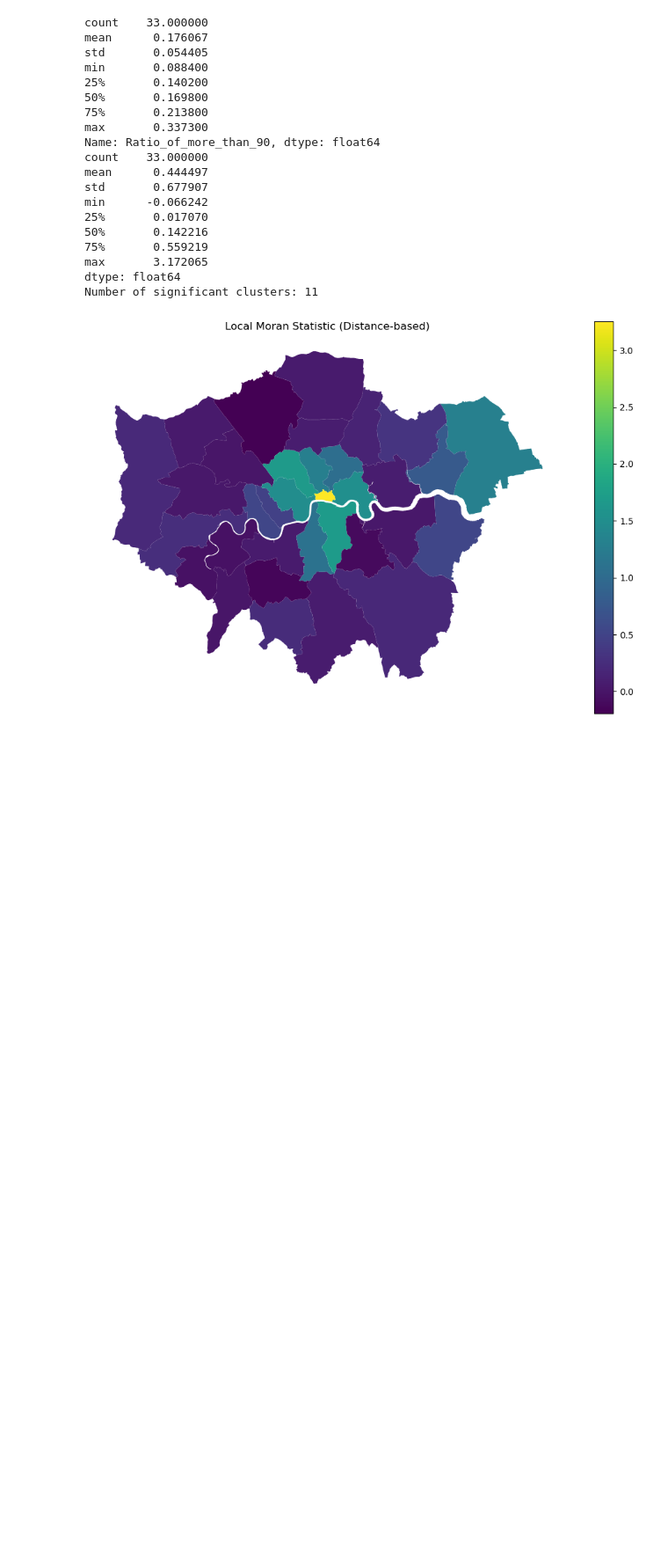
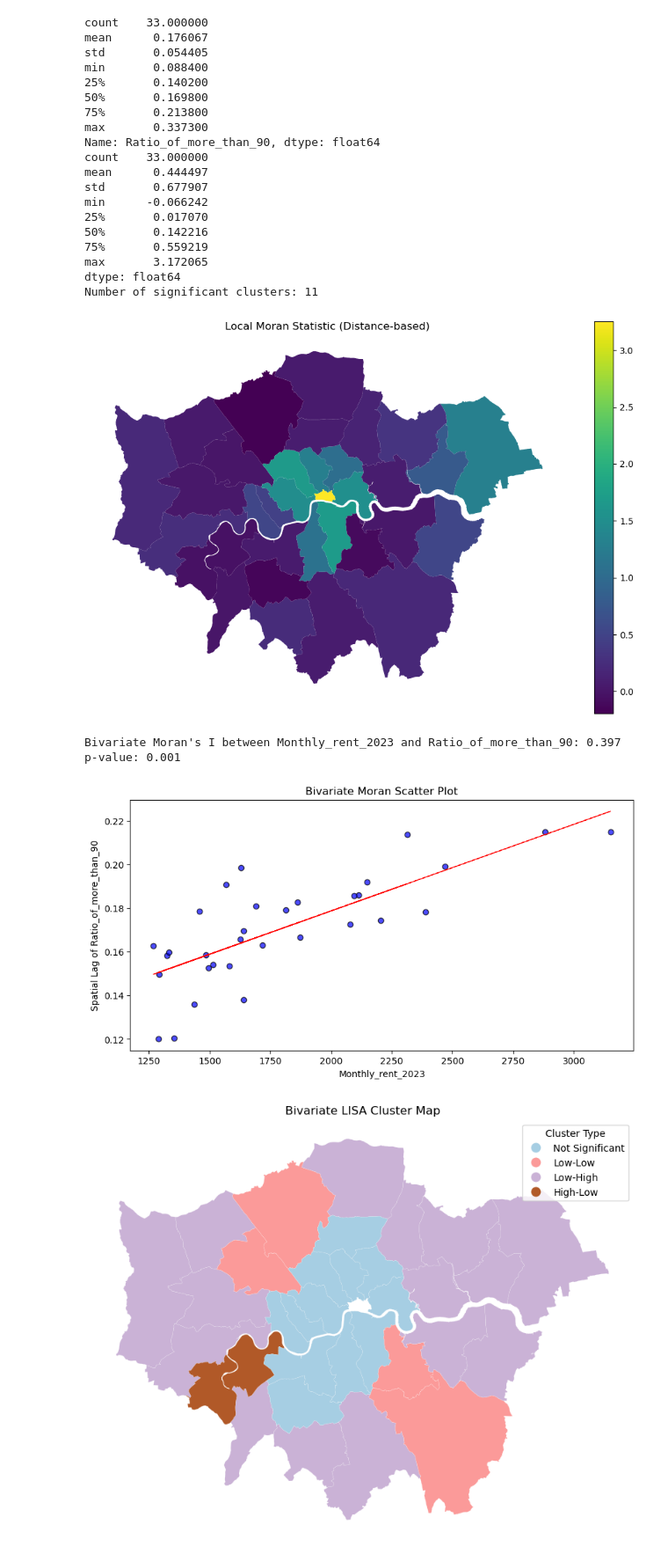
Before and after one commit to VeraLi0710/13Group-work_Airbnb-Patterns-London, a Jupyter notebook: Moran_point_pattern.ipynb, the cells around one changed output. Shown: that part at 88% size. Saved outputs shown, nothing was run; the diff lists cells and outputs as text; code cells hidden in the pictures; blank space fills up the shorter version.

Commit message:
moran and lisa test

```diff
--- a/Moran_point_pattern.ipynb
+++ b/Moran_point_pattern.ipynb
@@ -251,3 +253,73 @@ plt.axis('off')
 plt.show()
 # %% [output]
 [figure]
+# %%
+import geopandas as gpd
+import pandas as pd
+import libpysal
+from esda.moran import Moran, Moran_Local
+import matplotlib.pyplot as plt
+import numpy as np
+from libpysal.weights import Queen, lag_spatial
+import seaborn as sns
+from esda.moran import Moran_BV, Moran_Local_BV
+
+# load data
+connect = pd.read_csv("data/connect.csv")
+borough = gpd.read_file("data/statistical-gis-boundaries-london/ESRI/London_Borough_Excluding_MHW.shp")
+
+# merge the data
+borough_connect = borough.merge(connect, left_on="GSS_CODE", right_on="Borough_code")
+# %%
+# analyse the spatial autocorrelation of monthly rent and airbnbs breaking the rule
+# Variables
+var1 = 'Monthly_rent_2023'
+var2 = 'Ratio_of_more_than_90'
+
+# Check for and handle missing data
+borough_connect.dropna(subset=[var1, var2], inplace=True)
+
+# Create weights and row-standardize them
+weights = Queen.from_dataframe(borough_connect, use_index=True)
+weights.transform = 'r'
+
+# Bivariate Moran's I
+moran_bv = Moran_BV(borough_connect[var1], borough_connect[var2], weights)
+print(f"Bivariate Moran's I between {var1} and {var2}: {moran_bv.I:.3f}")
+print(f"p-value: {moran_bv.p_sim:.3f}")
+
+# Bivariate Moran Plot
+fig, ax = plt.subplots(figsize=(10, 5))
+spatial_lag_var2 = lag_spatial(weights, borough_connect[var2])  # Calculate the spatial lag of var2
+scatter = ax.scatter(borough_connect[var1], spatial_lag_var2, color='blue', edgecolor='k', alpha=0.7)
+fit = np.polyfit(borough_connect[var1], spatial_lag_var2, 1)
+ax.plot(borough_connect[var1], np.polyval(fit, borough_connect[var1]), color='red', linestyle='--', linewidth=1)
+ax.set_title('Bivariate Moran Scatter Plot')
+ax.set_xlabel(var1)
+ax.set_ylabel(f"Spatial Lag of {var2}")
+plt.show()
+
+# Bivariate Local Moran's I
+local_moran_bv = Moran_Local_BV(borough_connect[var1], borough_connect[var2], weights)
+
+# LISA Plot (Bivariate)
+fig, ax = plt.subplots(figsize=(10, 10))
+borough_connect.assign(cl=local_moran_bv.q).plot(column='cl', categorical=True,
+                                                 cmap='Paired', linewidth=0.1, ax=ax,
+                                                 edgecolor='white', legend=True)
+labels = ['Not Significant', 'Low-Low', 'Low-High', 'High-Low', 'High-High']
+legend = ax.get_legend()
+if legend:
+    legend.set_bbox_to_anchor((1, 1))
+    legend.set_title('Cluster Type')
+    for text, label in zip(legend.get_texts(), labels):
+        text.set_text(label)
+
+ax.set_title('Bivariate LISA Cluster Map')
+ax.set_axis_off()
+plt.show()
+# %% [output]
+Bivariate Moran's I between Monthly_rent_2023 and Ratio_of_more_than_90: 0.397
+p-value: 0.001
+[figure, added]
+[figure, added]
```
Also changed, not shown: parts of 3 cells of this notebook, 2 other files.
